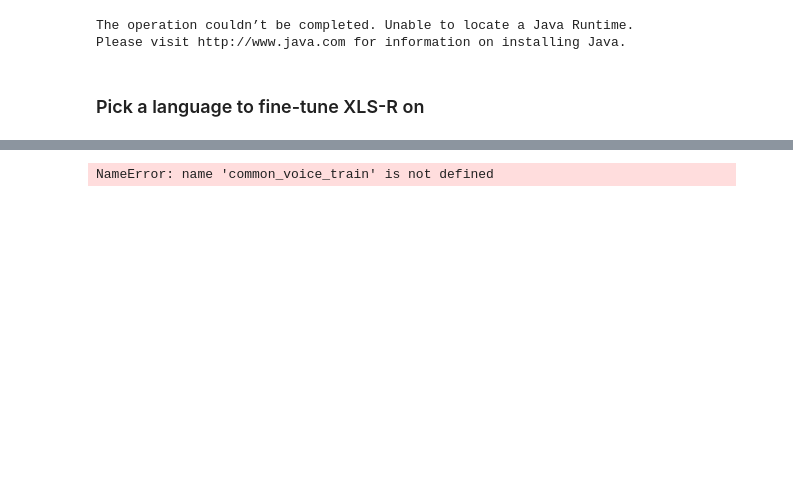
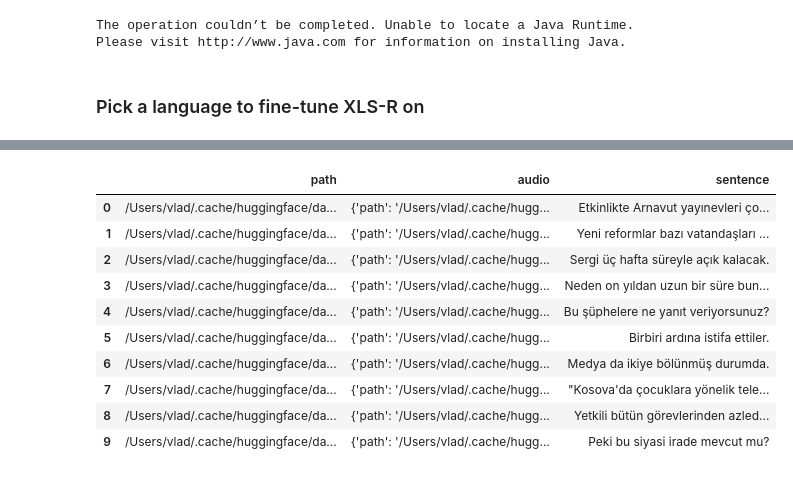
Before and after one commit to Yaroslav-Tominin/PSC, a Jupyter notebook: Wav2text/PSC tutorial.ipynb, the cells around one changed output, grey strips where cells are left out. Saved outputs shown, nothing was run; the diff lists cells and outputs as text; code cells hidden in the pictures; blank space fills up the shorter version.

```diff
--- a/Wav2text/PSC tutorial.ipynb
+++ b/Wav2text/PSC tutorial.ipynb
@@ -44,6 +43,7 @@ Please visit http://www.java.com for information on installing Java.
 # %%
 from datasets import load_dataset, load_metric, Audio
 
-common_voice_train = load_dataset("common_voice", "fr", split='train[10:20]')
-common_voice_test = load_dataset("common_voice", "fr", split="test[10:20]")
+#TODO: change language to fr
+common_voice_train = load_dataset("common_voice", "tr", split='train[10:20]')
+common_voice_test = load_dataset("common_voice", "tr", split="test[10:20]")
 # %% [output]
@@ -52,8 +52,6 @@ KeyboardInterrupt:
 # %%
 common_voice_train = common_voice_train.remove_columns(["accent", "age", "client_id", "down_votes", "gender", "locale", "segment", "up_votes"])
 common_voice_test = common_voice_test.remove_columns(["accent", "age", "client_id", "down_votes", "gender", "locale", "segment", "up_votes"])
-# %% [output]
-NameError: name 'common_voice_train' is not defined
 # %%
 from datasets import ClassLabel
 import random
@@ -71,3 +69,17 @@ def show_random_elements(dataset, num_examples=10):
 
     df = pd.DataFrame(dataset[picks])
     display(HTML(df.to_html()))
+# %%
+show_random_elements(common_voice_train)
+# %% [output]
+|  | path | audio | sentence |
+| 0 | /Users/vlad/.cache/huggingface/da... | {'path': '/Users/vlad/.cache/hugg... | Etkinlikte Arnavut yayınevleri ço... |
+| 1 | /Users/vlad/.cache/huggingface/da... | {'path': '/Users/vlad/.cache/hugg... | Yeni reformlar bazı vatandaşları ... |
+| 2 | /Users/vlad/.cache/huggingface/da... | {'path': '/Users/vlad/.cache/hugg... | Sergi üç hafta süreyle açık kalacak. |
+| 3 | /Users/vlad/.cache/huggingface/da... | {'path': '/Users/vlad/.cache/hugg... | Neden on yıldan uzun bir süre bun... |
+| 4 | /Users/vlad/.cache/huggingface/da... | {'path': '/Users/vlad/.cache/hugg... | Bu şüphelere ne yanıt veriyorsunuz? |
+| 5 | /Users/vlad/.cache/huggingface/da... | {'path': '/Users/vlad/.cache/hugg... | Birbiri ardına istifa ettiler. |
+| 6 | /Users/vlad/.cache/huggingface/da... | {'path': '/Users/vlad/.cache/hugg... | Medya da ikiye bölünmüş durumda. |
+| 7 | /Users/vlad/.cache/huggingface/da... | {'path': '/Users/vlad/.cache/hugg... | "Kosova'da çocuklara yönelik tele... |
+| 8 | /Users/vlad/.cache/huggingface/da... | {'path': '/Users/vlad/.cache/hugg... | Yetkili bütün görevlerinden azled... |
+| 9 | /Users/vlad/.cache/huggingface/da... | {'path': '/Users/vlad/.cache/hugg... | Peki bu siyasi irade mevcut mu? |
```
Also changed, not shown: parts of 42 cells of this notebook, 1 other file.
